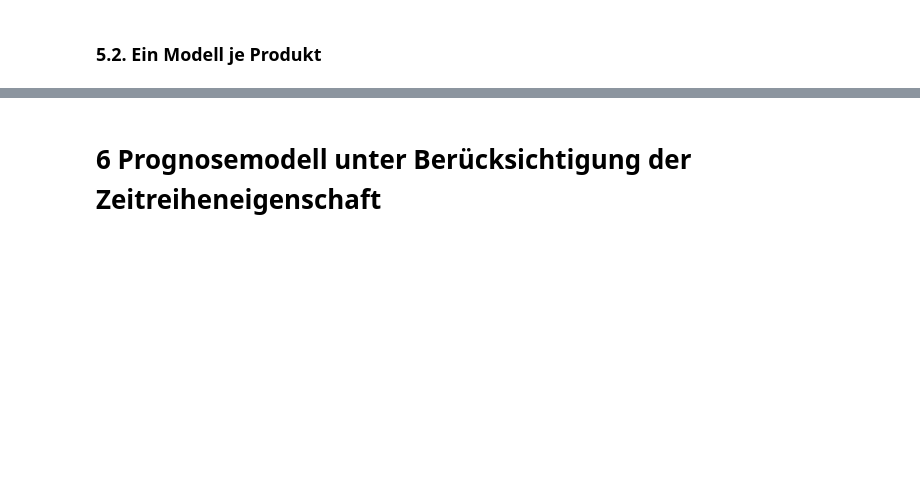
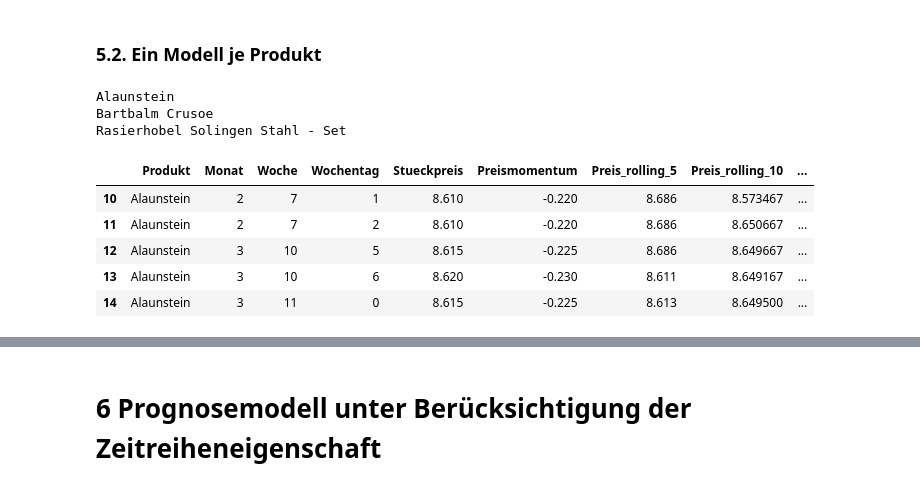
Before and after one commit to AlexKressner/Vorlesung-Business-Intelligence-Anwendungen, a Jupyter notebook: Case_Study_Shopify_Barber_Sales.ipynb, the cells around one changed output, grey strips where cells are left out. Saved outputs shown, nothing was run; the diff lists cells and outputs as text; code cells hidden in the pictures; blank space fills up the shorter version.

```diff
--- a/Case_Study_Shopify_Barber_Sales.ipynb
+++ b/Case_Study_Shopify_Barber_Sales.ipynb
@@ -291,5 +309,21 @@ sklearn.metrics.mean_absolute_error(y_test, y_pred)
 # %% [markdown]
 ### 5.2. Ein Modell je Produkt
+# %%
+for produkt in absatz_tag["Produkt"].unique():
+  # Modell trainieren und anwenden pro Produkt
+# %% [output]
+Alaunstein
+Bartbalm Crusoe
+Rasierhobel Solingen Stahl - Set
+# %%
+absatz_tag.loc[absatz_tag.Produkt=="Alaunstein", FEATURES].head()
+# %% [output]
+|  | Produkt | Monat | Woche | Wochentag | Stueckpreis | Preismomentum | Preis_rolling_5 | Preis_rolling_10 | ... |
+| 10 | Alaunstein | 2 | 7 | 1 | 8.610 | -0.220 | 8.686 | 8.573467 | ... |
+| 11 | Alaunstein | 2 | 7 | 2 | 8.610 | -0.220 | 8.686 | 8.650667 | ... |
+| 12 | Alaunstein | 3 | 10 | 5 | 8.615 | -0.225 | 8.686 | 8.649667 | ... |
+| 13 | Alaunstein | 3 | 10 | 6 | 8.620 | -0.230 | 8.611 | 8.649167 | ... |
+| 14 | Alaunstein | 3 | 11 | 0 | 8.615 | -0.225 | 8.613 | 8.649500 | ... |
 # %%
 ergebnis = {}
 for produkt in absatz_tag.Produkt.unique():
```
Also changed, not shown: parts of 11 cells of this notebook.
